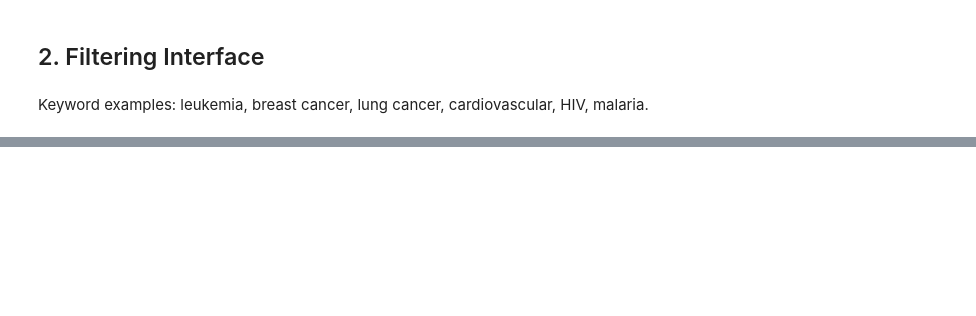
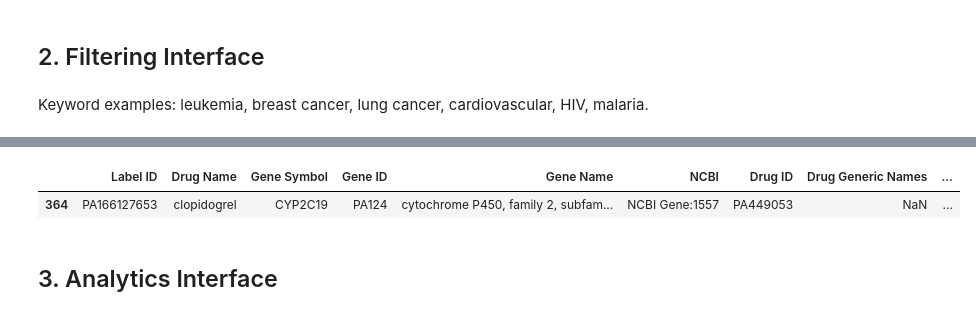
Before and after one commit to vbursztyn/kChiron_SciPhy, a Jupyter notebook: PharmGKB, NCBI and SciPhy.ipynb, the cells around one changed output, grey strips where cells are left out. Cells and saved outputs as stored; diff of their text form; code cells hidden in the pictures; blank space fills up the shorter version.

```diff
--- a/PharmGKB, NCBI and SciPhy.ipynb
+++ b/PharmGKB, NCBI and SciPhy.ipynb
@@ -25,0 +23,2 @@ df_relationships = pd.read_csv(BASE_PATH + 'drugLabels.byGene.tsv', sep='\t')
+# %%
+Entrez.email = 'vbursztyn@gmail.com'
@@ -26,3 +34,15 @@ df_relationships = pd.read_csv(BASE_PATH + 'drugLabels.byGene.tsv', sep='\t')
+# %%
+GENES_PATH = BASE_PATH + 'genes.tsv'
+df_genes = pd.read_csv(GENES_PATH, sep='\t')
+jPADP.load_dataset(GENES_PATH, label='Genes dataset downloaded from PharmGKB')
+
+DRUGS_PATH = BASE_PATH + 'drugs.tsv'
+df_drugs = pd.read_csv(DRUGS_PATH, sep='\t')
+jPADP.load_dataset(DRUGS_PATH, label='Drugs dataset downloaded from PharmGKB')
+
+LABELS_PATH = BASE_PATH + 'drugLabels.byGene.tsv'
+df_relationships = pd.read_csv(LABELS_PATH, sep='\t')
+jPADP.load_dataset(LABELS_PATH, label='Drug labels dataset downloaded from PharmGKB')
 # %%
 df_relationships.head(5)
 # %% [output]
@@ -203,6 +226,8 @@ def fetch_orthologs(NCBI):
 
     search_results = dict()
     print 'Fetching orthologs with term: %s' %search_term
+    jPADP.query_url('Entrez gene', search_term,\
+                    label='For each targeted gene, retrieve from NCBI the number of species (genomes) having ortholog genes')
     handle = Entrez.esearch(db='gene', sort='relevance', retmax='10000', retmode='xml', term=search_term)
     orthologs = Entrez.read(handle)
     search_results['Count'] = orthologs['Count']
@@ -261,7 +268,8 @@ def fetch_detailed_orthologs(NCBI, ortholog_ids):
         return cached_2[NCBI]
 
     ortholog_ids = ortholog_ids['IdList']
-    print 'Fetching %s orthologs' %len(ortholog_ids)
+    print 'Fetching %s orthologs for %s' %(len(ortholog_ids), NCBI)
+    jPADP.query_url('Entrez gene', ','.join(ortholog_ids), label='For each targeted gene, fetch ortholog genes')
     handle = Entrez.efetch('gene', id=','.join(ortholog_ids), retmode='xml')
     fetch_results = Entrez.read(handle)
 
@@ -293 +294,8 @@ df_filtered.to_csv('filtered_for_%s.tsv' %global_kw, sep='\t', encoding='utf-8')
+# %%
+df_filtered.head(1)
+# %% [output]
+|  | Label ID | Drug Name | Gene Symbol | Gene ID | Gene Name | NCBI | Drug ID | Drug Generic Names | ... |
+| 364 | PA166127653 | clopidogrel | CYP2C19 | PA124 | cytochrome P450, family 2, subfam... | NCBI Gene:1557 | PA449053 | NaN | ... |
+# %% [markdown]
+## 3. Analytics Interface
 # %%
```
Also changed, not shown: parts of 33 cells of this notebook, 4 other files.
